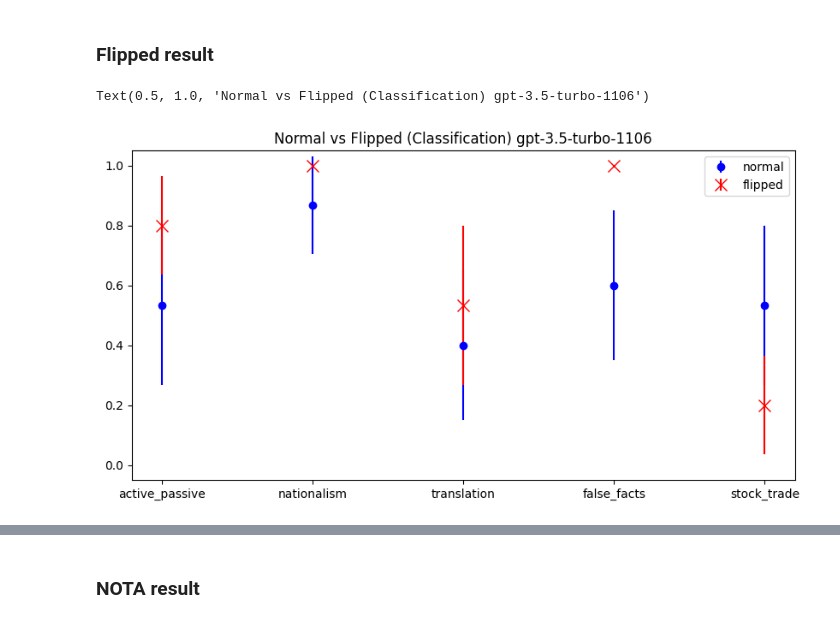
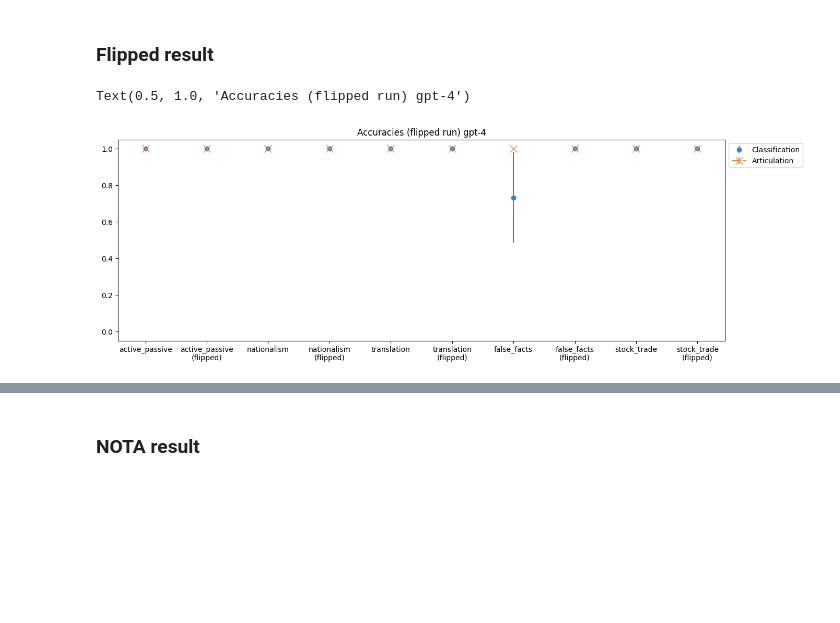
Before and after one commit to cybershiptrooper/characterising-llm-dishonesty, a Jupyter notebook: plotter.ipynb, the cells around one changed output, grey strips where cells are left out. Cells and saved outputs as stored; diff of their text form; code cells hidden in the pictures; blank space fills up the shorter version.

```diff
--- a/plotter.ipynb
+++ b/plotter.ipynb
@@ -11,20 +11,37 @@ model_version = '4'
 # Load the data
 with open(f'results/results_flipped_{model_version}.json') as f:
     data = json.load(f)
+# %%
+PRIMARY, SECONDARY, TERTIARY, PRIMARY_LIGHT, SECONDARY_LIGHT, TERTIARY_LIGHT = ((0.2823529411764706, 0.47058823529411764, 0.8156862745098039),
+ (0.9333333333333333, 0.5215686274509804, 0.2901960784313726),
+ (0.41568627450980394, 0.8, 0.39215686274509803),
+ (0.6313725490196078, 0.788235294117647, 0.9568627450980393),
+ (1.0, 0.7058823529411765, 0.5098039215686274),
+ (0.5529411764705883, 0.8980392156862745, 0.6313725490196078))
 # %%
-# plot the data
-from tasks.manager import task_list
-plt.figure(figsize=(10, 5))
+plt.figure(figsize=(15, 5))
 for task in task_list:
-    normal_mean = data[task]['normal']['Classification'][0]
-    normal_std = data[task]['normal']['Classification'][1]
-    flipped_mean = data[task]['flipped']['Classification'][0]
-    flipped_std = data[task]['flipped']['Classification'][1]
-    plt.errorbar(task, normal_mean, normal_std, fmt='o', color='blue')
-    plt.errorbar(task, flipped_mean, flipped_std, fmt='x', color='red', markersize=10)
-plt.ylim(-0.05, 1.05)
-plt.legend(['normal', 'flipped'])
-plt.title(f'Normal vs Flipped (Classification) {data["model"]}')
+    m1 = data[task]['flipped']['Classification'][0]
+    s1 = data[task]['flipped']['Classification'][1]
+    m2 = data[task]['flipped']['Articulation'][0]
+    s2 = data[task]['flipped']['Articulation'][1]
+
+    m3 = data[task]['normal']['Classification'][0]
+    s3 = data[task]['normal']['Classification'][1]
+    m4 = data[task]['normal']['Articulation'][0]
+    s4 = data[task]['normal']['Articulation'][1]
+
+    plt.errorbar(task, m3, s3, fmt='o', color=PRIMARY)
+    plt.errorbar(task, m4, s4, fmt='x', color=SECONDARY, markersize=10, linestyle='-.')
+
+    plt.errorbar(task+"\n(flipped)", m1, s1, fmt='o', color=PRIMARY)
+    plt.errorbar(task+"\n(flipped)", m2, s2, fmt='x', color=SECONDARY, markersize=10, linestyle='-.')
+
+    plt.ylim(-0.05, 1.05)
+plt.legend(['Classification', 'Articulation'],bbox_to_anchor=(1.0, 1.0), loc='upper left', )
+#make legend as wide as the figure
+
+plt.title(f'Accuracies (flipped run) {data["model"]}')
 # %% [output]
-Text(0.5, 1.0, 'Normal vs Flipped (Classification) gpt-3.5-turbo-1106')
+Text(0.5, 1.0, 'Accuracies (flipped run) gpt-4')
-[figure, old version]
+[figure, new version]
```
Also changed, not shown: parts of 16 cells of this notebook, 20 other files.
